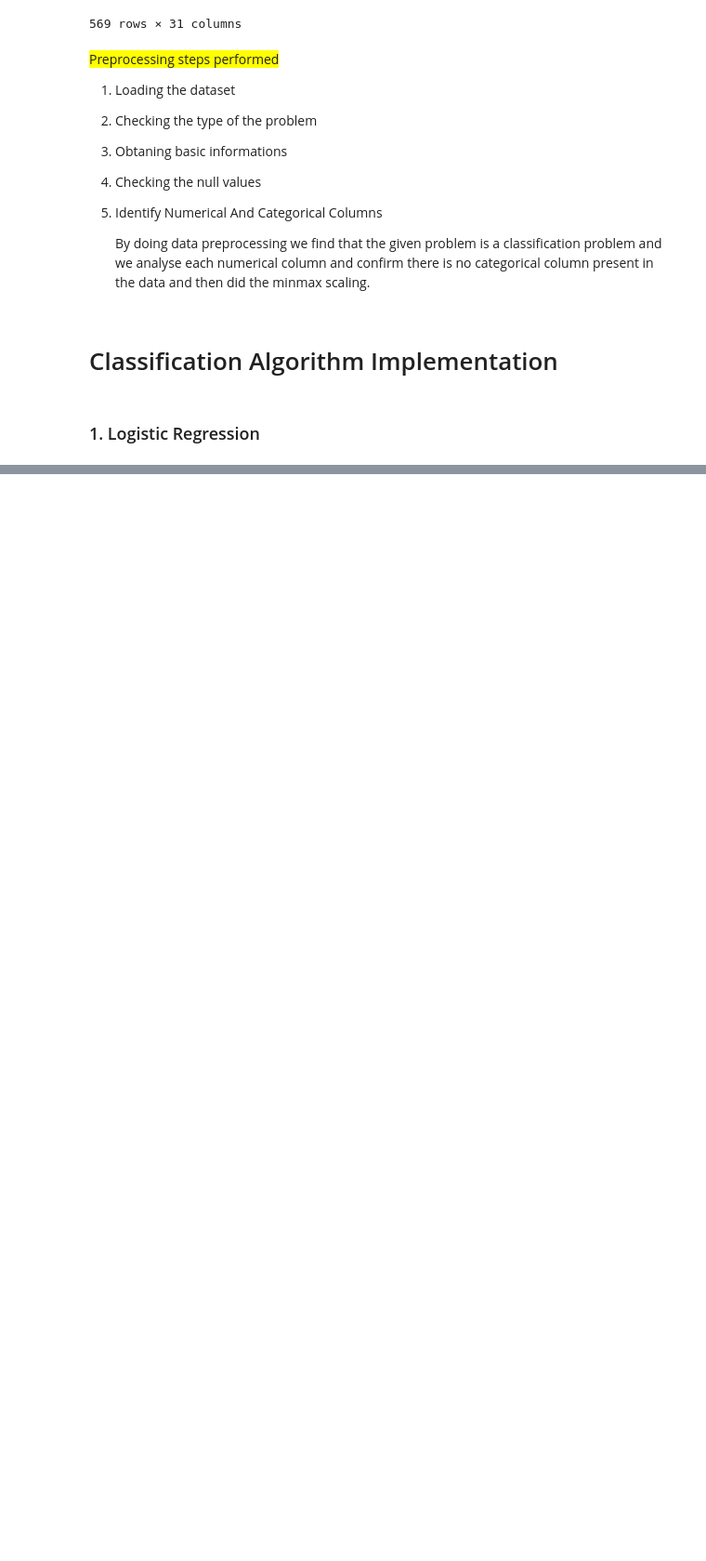
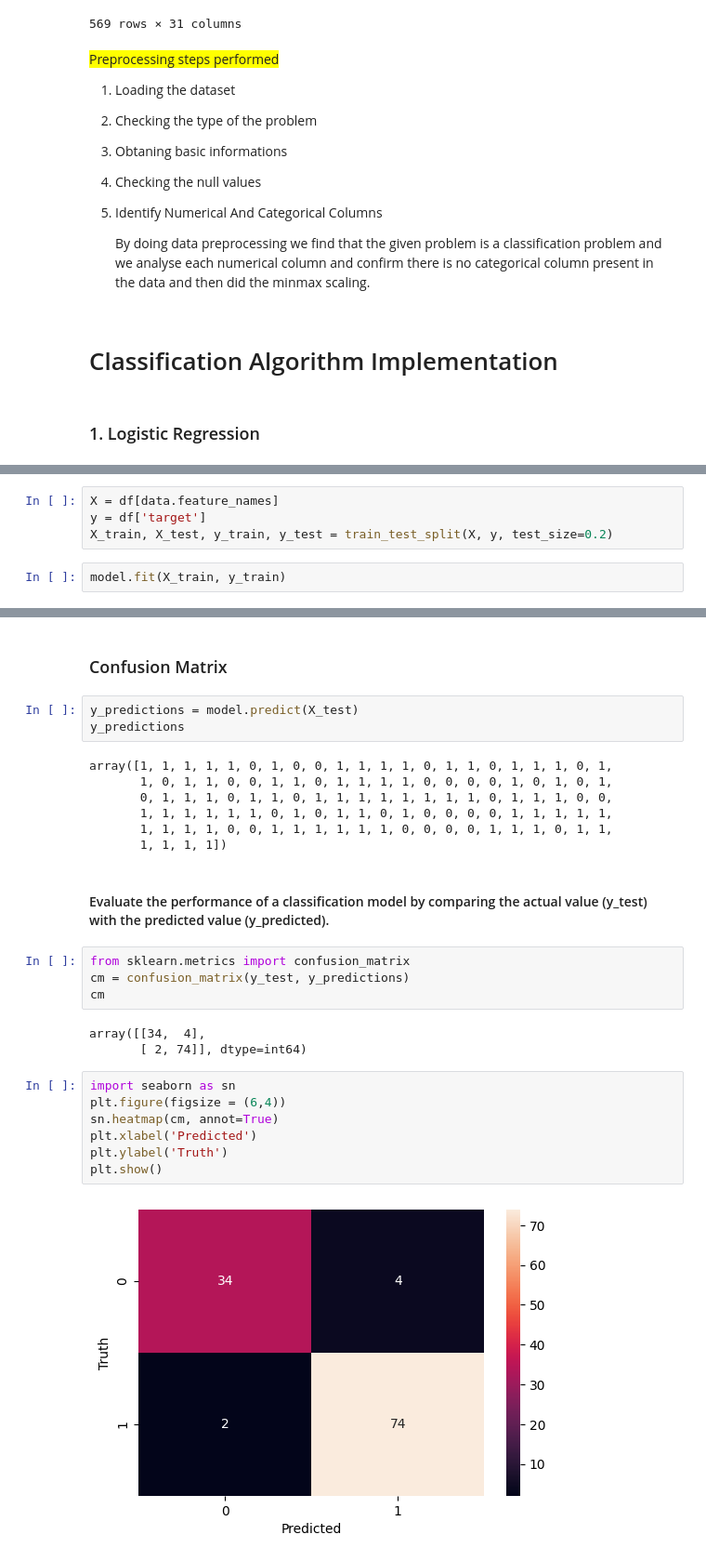
Before and after one commit to Jothattakan/Formative-Assessment-Supervised-Learning, a Jupyter notebook: Formative Assessment Supervised Learning.ipynb, the cells around one changed output, grey strips where cells are left out. Shown: that part at 93% size. Cells and saved outputs as stored; diff of their text form; blank space fills up the shorter version.

```diff
--- a/Formative Assessment Supervised Learning.ipynb
+++ b/Formative Assessment Supervised Learning.ipynb
@@ -226,0 +232,6 @@ scaled_df
+# %%
+X = df[data.feature_names]
+y = df['target']
+X_train, X_test, y_train, y_test = train_test_split(X, y, test_size=0.2)
+# %%
+model.fit(X_train, y_train)
@@ -226,0 +260,30 @@ scaled_df
+# %% [markdown]
+### Confusion Matrix
+# %%
+y_predictions = model.predict(X_test)
+y_predictions
+# %% [output]
+array([1, 1, 1, 1, 1, 0, 1, 0, 0, 1, 1, 1, 1, 0, 1, 1, 0, 1, 1, 1, 0, 1,
+       1, 0, 1, 1, 0, 0, 1, 1, 0, 1, 1, 1, 1, 0, 0, 0, 0, 1, 0, 1, 0, 1,
+       0, 1, 1, 1, 0, 1, 1, 0, 1, 1, 1, 1, 1, 1, 1, 1, 0, 1, 1, 1, 0, 0,
+       1, 1, 1, 1, 1, 1, 0, 1, 0, 1, 1, 0, 1, 0, 0, 0, 0, 1, 1, 1, 1, 1,
+       1, 1, 1, 1, 0, 0, 1, 1, 1, 1, 1, 1, 0, 0, 0, 0, 1, 1, 1, 0, 1, 1,
+       1, 1, 1, 1])
+# %% [markdown]
+####  Evaluate the performance of a classification model by comparing the actual value (y_test) with the predicted value (y_predicted).
+# %%
+from sklearn.metrics import confusion_matrix
+cm = confusion_matrix(y_test, y_predictions)
+cm
+# %% [output]
+array([[34,  4],
+       [ 2, 74]], dtype=int64)
+# %%
+import seaborn as sn
+plt.figure(figsize = (6,4))
+sn.heatmap(cm, annot=True)
+plt.xlabel('Predicted')
+plt.ylabel('Truth')
+plt.show()
+# %% [output]
+[figure, added]
```
Also changed, not shown: parts of 41 cells of this notebook.
